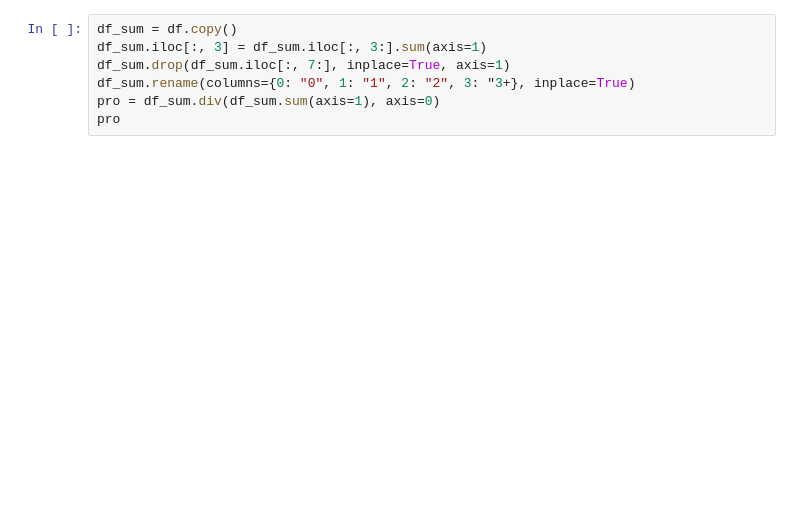
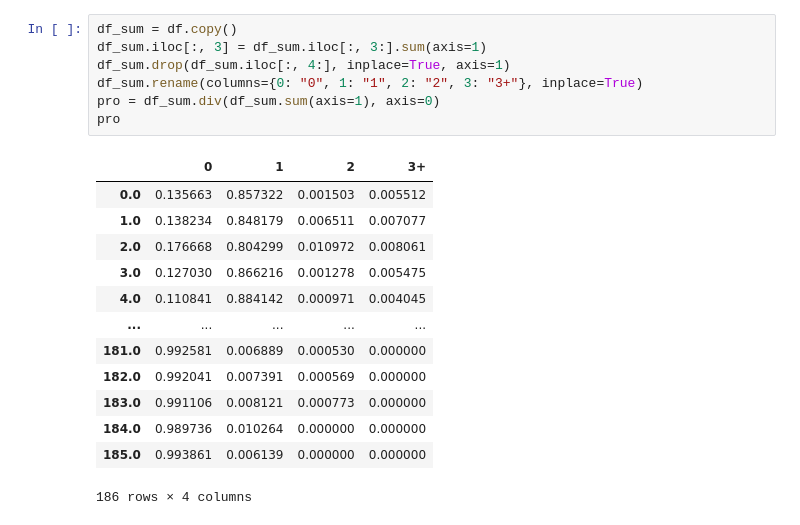
Before and after one commit to jeromekelleher/sc2ts, a Jupyter notebook: notebooks/RecombinantAncestry.ipynb, the cells around one changed output. Cells and saved outputs as stored; diff of their text form; blank space fills up the shorter version.

```diff
--- a/notebooks/RecombinantAncestry.ipynb
+++ b/notebooks/RecombinantAncestry.ipynb
@@ -55,8 +112,22 @@ df
 # %%
 df_sum = df.copy()
 df_sum.iloc[:, 3] = df_sum.iloc[:, 3:].sum(axis=1)
-df_sum.drop(df_sum.iloc[:, 7:], inplace=True, axis=1)
-df_sum.rename(columns={0: "0", 1: "1", 2: "2", 3: "3+}, inplace=True)
+df_sum.drop(df_sum.iloc[:, 4:], inplace=True, axis=1)
+df_sum.rename(columns={0: "0", 1: "1", 2: "2", 3: "3+"}, inplace=True)
 pro = df_sum.div(df_sum.sum(axis=1), axis=0)
 pro
+# %% [output]
+|  | 0 | 1 | 2 | 3+ |
+| 0.0 | 0.135663 | 0.857322 | 0.001503 | 0.005512 |
+| 1.0 | 0.138234 | 0.848179 | 0.006511 | 0.007077 |
+| 2.0 | 0.176668 | 0.804299 | 0.010972 | 0.008061 |
+| 3.0 | 0.127030 | 0.866216 | 0.001278 | 0.005475 |
+| 4.0 | 0.110841 | 0.884142 | 0.000971 | 0.004045 |
+| ... | ... | ... | ... | ... |
+| 181.0 | 0.992581 | 0.006889 | 0.000530 | 0.000000 |
+| 182.0 | 0.992041 | 0.007391 | 0.000569 | 0.000000 |
+| 183.0 | 0.991106 | 0.008121 | 0.000773 | 0.000000 |
+| 184.0 | 0.989736 | 0.010264 | 0.000000 | 0.000000 |
+| 185.0 | 0.993861 | 0.006139 | 0.000000 | 0.000000 |
+186 rows × 4 columns
 # %%
```
Also changed, not shown: parts of 15 cells of this notebook.
